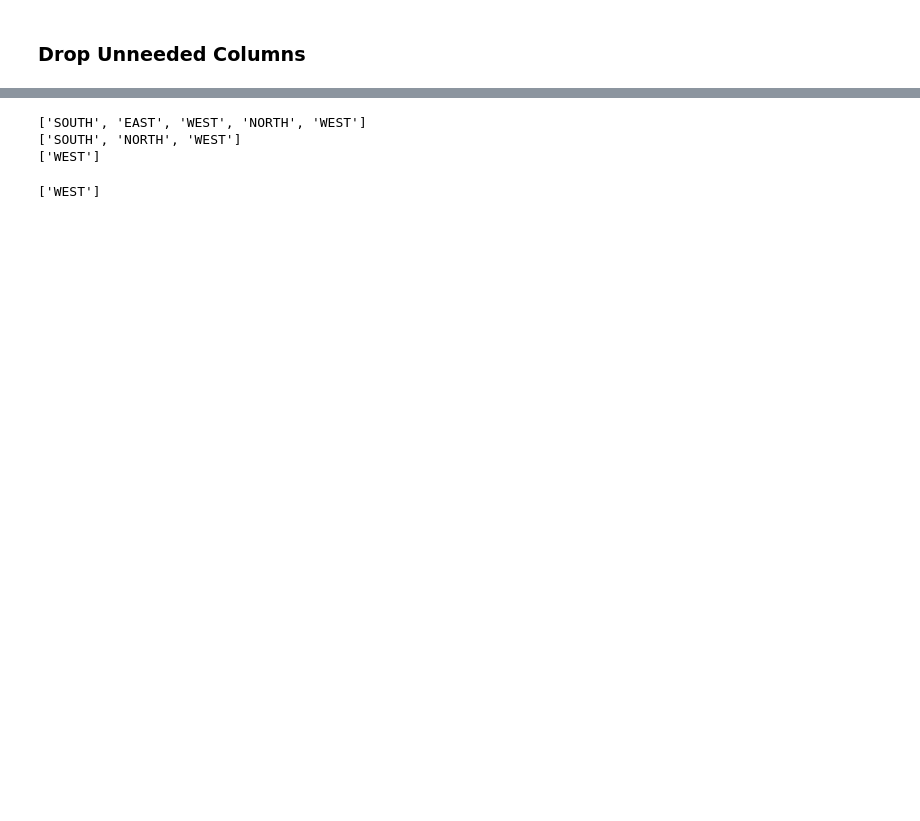
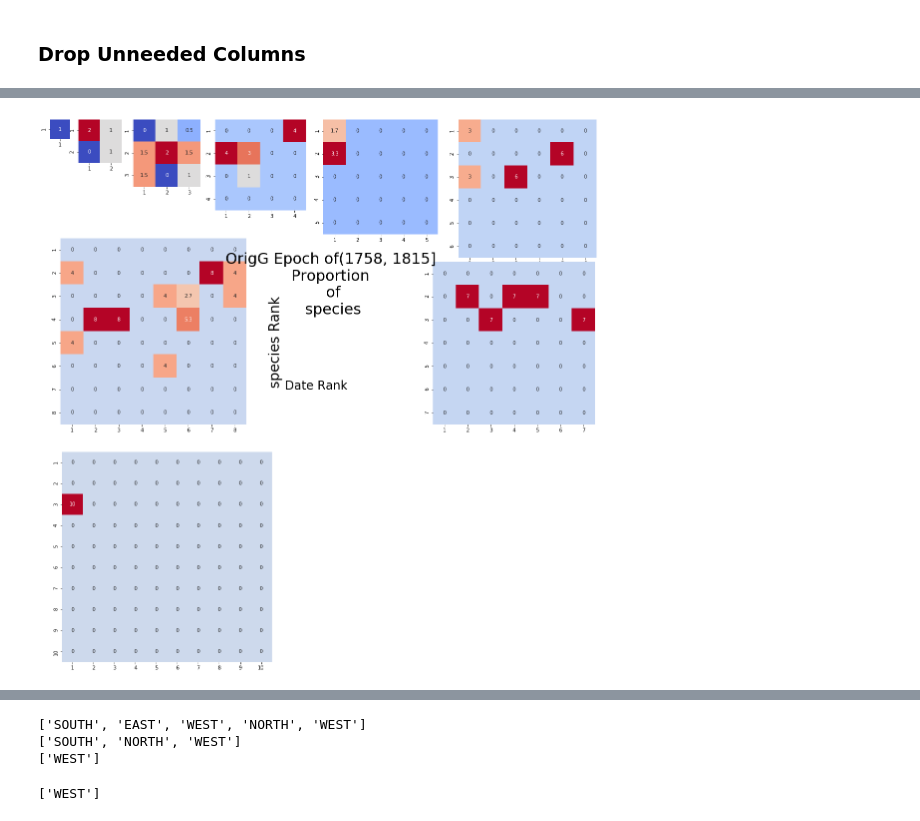
Before and after one commit to wipegup/Capstone, a Jupyter notebook: Visualizations.ipynb, the cells around one changed output, grey strips where cells are left out. Drawn from its saved outputs; the diff is of its cells as text; code cells hidden in the pictures; blank space fills up the shorter version.

```diff
--- a/Visualizations.ipynb
+++ b/Visualizations.ipynb
@@ -147,3 +306,5 @@ exec(open('./VisualizeFuncs.py').read())
 # %% [markdown]
 ### Drop Unneeded Columns
+# %%
+data = df
 # %%
@@ -166,7 +320,0 @@ speciesRankDateHeat(realtabs, 'Real')
-# %%
-%%time
-dfp = df.drop(['Order', 'Family','BreedRegion','OrigG','GDate','GAuthors', 'SAuthors'], axis = 'columns')
-t = speciesGrouper(dfp, ['SpG','Rank', 'DateRank'], ['SpG','Rank', 'DateRank'])
-tabs = fullTableMaker(t)
-rag = [1758, 1815, 1916, 2020]
-test = epochSplitter(dfp, 'SDate', rag)
@@ -177,0 +443,6 @@ test2 = {k:speciesRankDateAgg(test[k]) for k in test}
+# %%
+%%time
+exec(open('./VisualizeFuncs.py').read())
+exec(open('./showPlot.py').read())
+showPlot(kind = 'unagg', OrigGenus= True, Epoch = True )
+# %% [output]
@@ -177,0 +451 @@ test2 = {k:speciesRankDateAgg(test[k]) for k in test}
+[figure, added]
```
Also changed, not shown: parts of 73 cells of this notebook, 11 other files.
